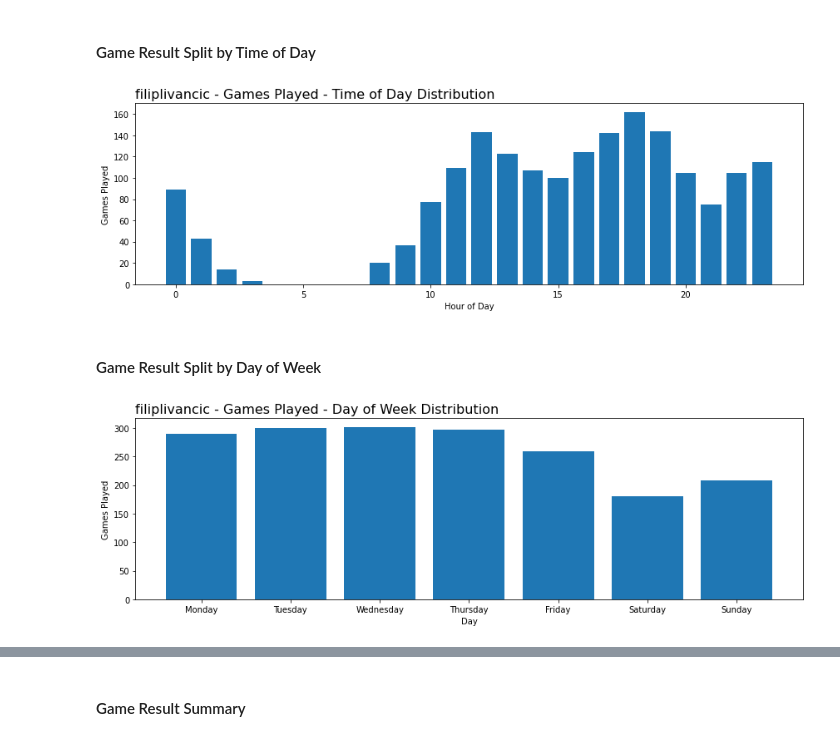
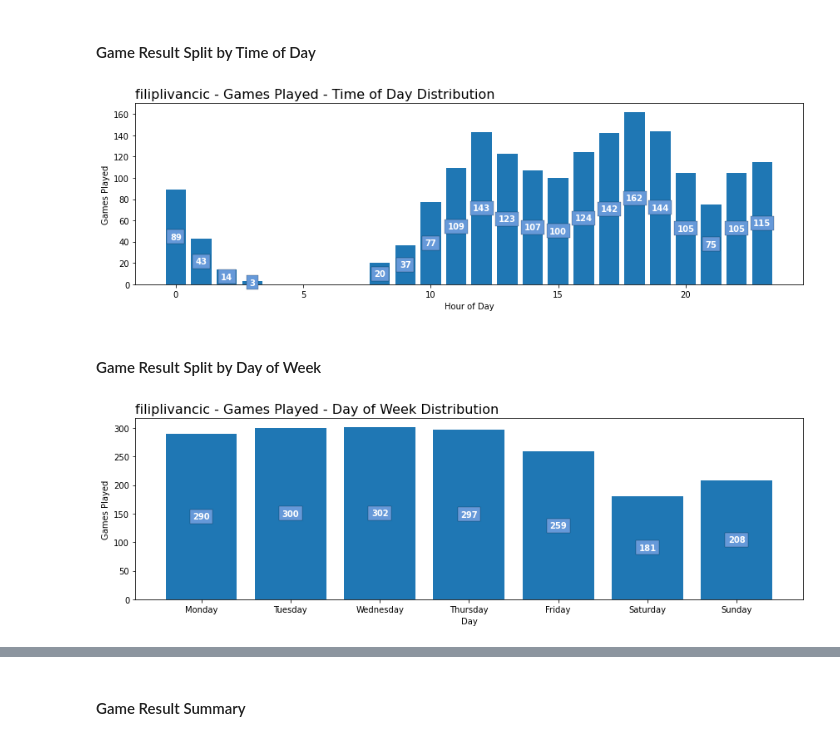
Before and after one commit to Filpill/chess_analysis, a Jupyter notebook: chess_analysis_v2.ipynb, the cells around one changed output, grey strips where cells are left out. Drawn from its saved outputs; the diff is of its cells as text; code cells hidden in the pictures.

```diff
--- a/chess_analysis_v2.ipynb
+++ b/chess_analysis_v2.ipynb
@@ -427,22 +427,25 @@ plt.savefig('charts/top_openings.png',edgecolor='darkslategrey',dpi=150)
 # %%
 # Making a table with all the hours to eliminate discontinuity in dataset
 hour_list = [i for i in range(24)]
 hour_table = pd.DataFrame(hour_list,columns={'Hour'})
 
 #Grouping data and performing right join to fill in potential gaps for the dims
 df_time = df_blitz.groupby(['Hour'])['rated'].count().reset_index(name='Games')
 df_time = pd.merge(df_time,hour_table,on='Hour',how='right')
 
 fig, ax = plt.subplots(figsize=(12,4))
 ax.bar(df_time['Hour'],df_time['Games'])
 ax.set_title(f'{player} - Games Played - Time of Day Distribution',loc='left',fontsize=16)
 ax.set_xlabel('Hour of Day', fontsize = 10)
 ax.set_ylabel('Games Played', fontsize=10)
 plt.tight_layout()
 
+#Text Annotations
+chart_annotation(df_time,'Games',ax,'bar')
+
 plt.savefig('charts/time_of_day.png',edgecolor='darkslategrey',dpi=150)
 # %% [output]
-[figure, old version]
+[figure, new version]
 # %% [markdown]
 #### Game Result Split by Day of Week
 # %%
@@ -469,6 +472,9 @@ ax.set_xlabel('Day', fontsize = 10)
 ax.set_ylabel('Games Played', fontsize=10)
 plt.tight_layout()
 
+#Text Annotations
+chart_annotation(df_day_name,'Games',ax,'bar')
+
 plt.savefig('charts/day_of_week.png',edgecolor='darkslategrey',dpi=150)
 # %% [output]
-[figure, old version]
+[figure, new version]
```
Also changed, not shown: parts of 2 cells of this notebook, 1 other file.
